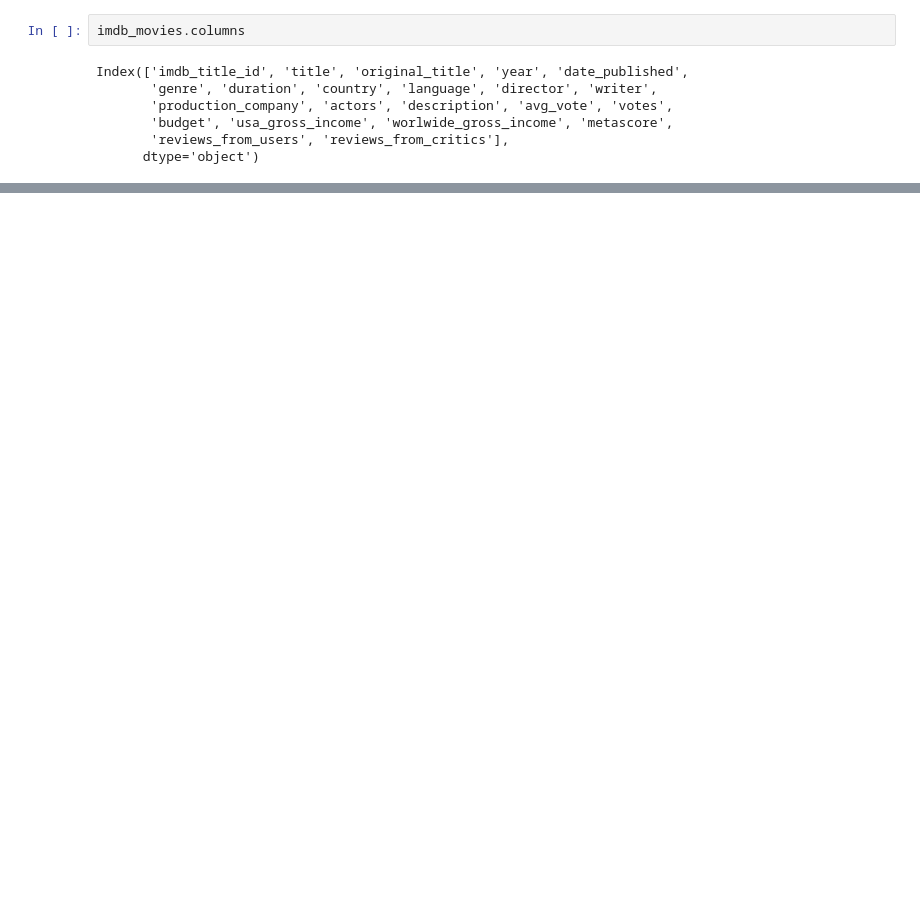
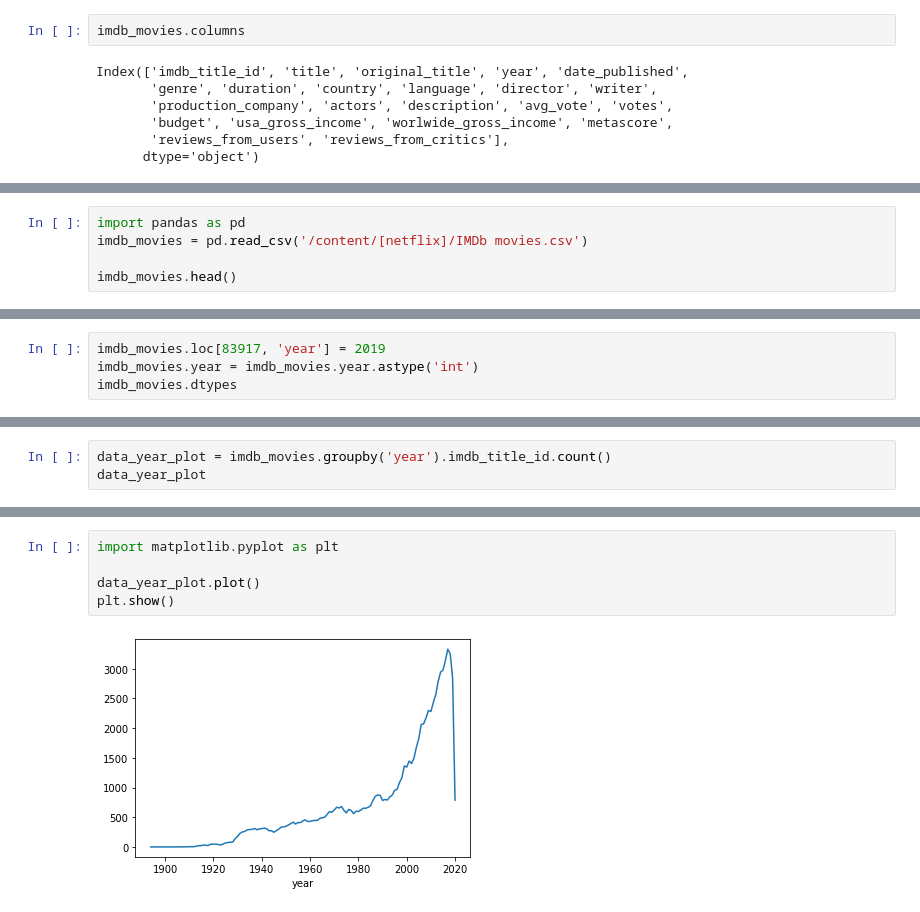
Before and after one commit to KatBotkowska/CodersCrew, a Jupyter notebook: Netflix_data.ipynb, the cells around one changed output, grey strips where cells are left out. Drawn from its saved outputs; the diff is of its cells as text; blank space fills up the shorter version.

```diff
--- a/Netflix_data.ipynb
+++ b/Netflix_data.ipynb
@@ -230,0 +228,5 @@ Index(['imdb_title_id', 'title', 'original_title', 'year', 'date_published',
+# %%
+import pandas as pd
+imdb_movies = pd.read_csv('/content/[netflix]/IMDb movies.csv')
+
+imdb_movies.head()
@@ -230,0 +281,4 @@ Index(['imdb_title_id', 'title', 'original_title', 'year', 'date_published',
+# %%
+imdb_movies.loc[83917, 'year'] = 2019
+imdb_movies.year = imdb_movies.year.astype('int')
+imdb_movies.dtypes
@@ -230,0 +303,3 @@ Index(['imdb_title_id', 'title', 'original_title', 'year', 'date_published',
+# %%
+data_year_plot = imdb_movies.groupby('year').imdb_title_id.count()
+data_year_plot
@@ -230,0 +320,7 @@ Index(['imdb_title_id', 'title', 'original_title', 'year', 'date_published',
+# %%
+import matplotlib.pyplot as plt
+
+data_year_plot.plot()
+plt.show()
+# %% [output]
+[figure, added]
```
Also changed, not shown: parts of 27 cells of this notebook.
